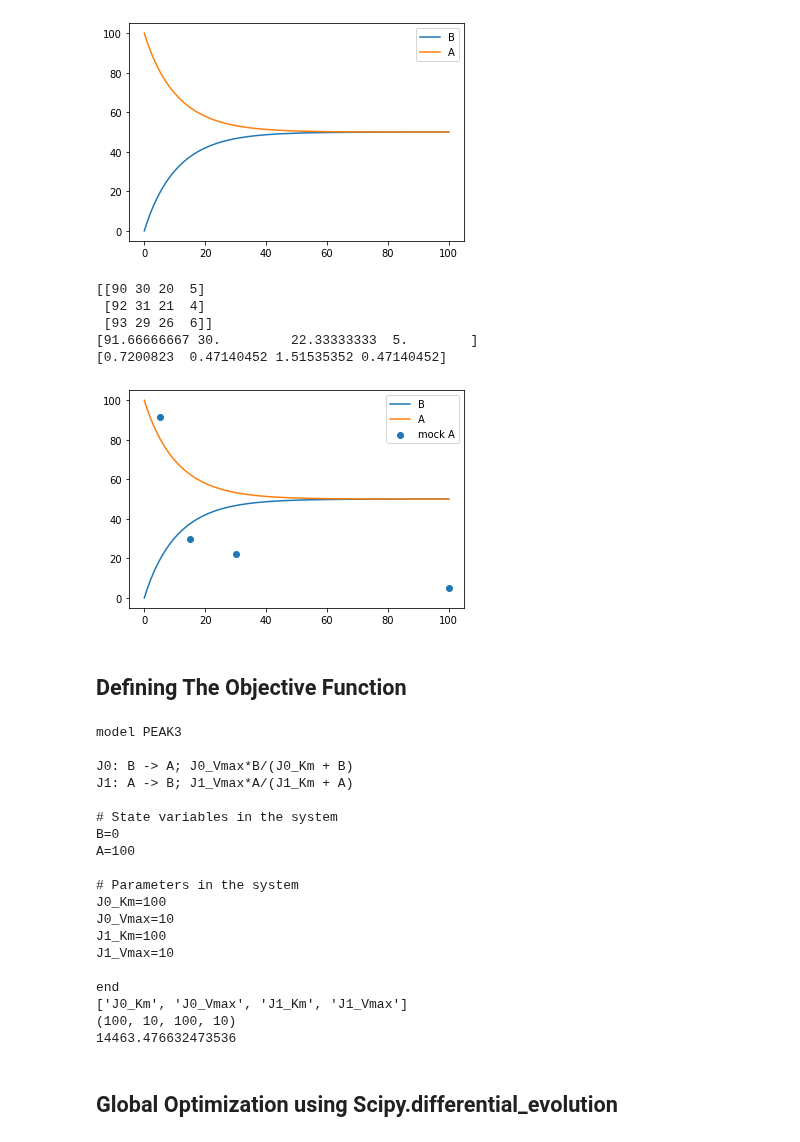
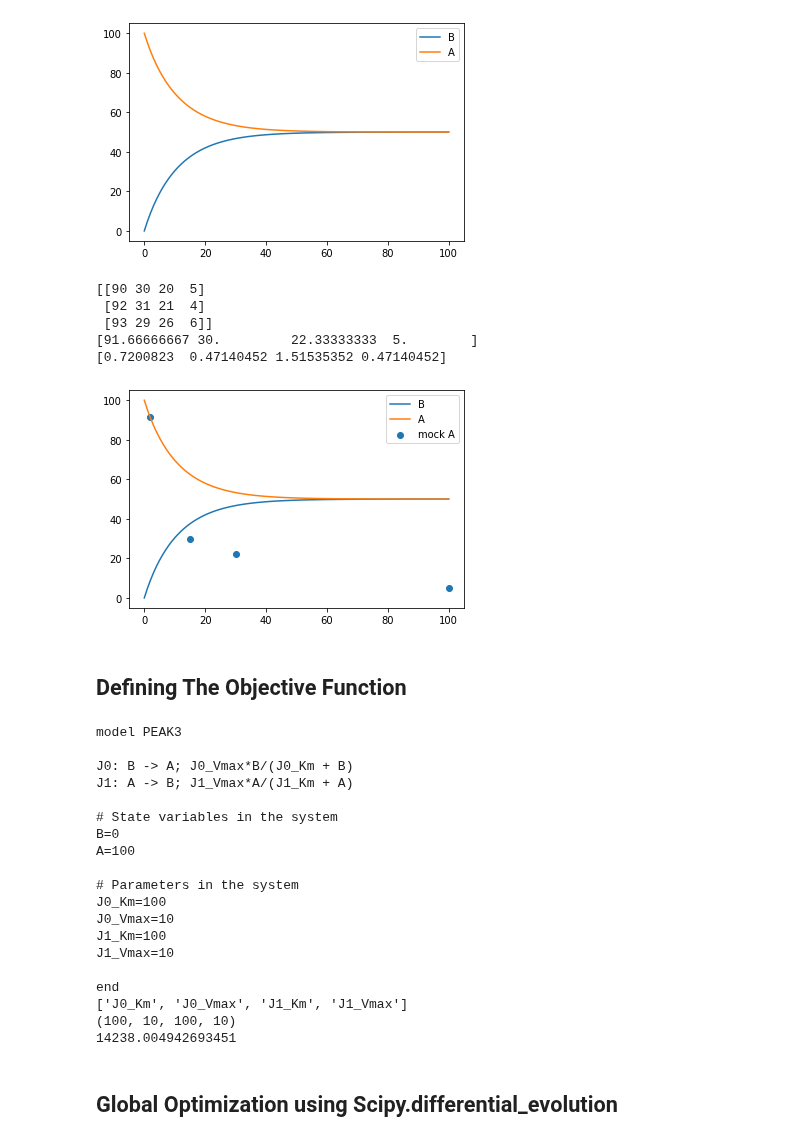
Before and after one commit to AnEvilBurrito/new-peak-project, a Jupyter notebook: src/parameter_estimation.ipynb, the cells around one changed output. Saved outputs shown, nothing was run; the diff lists cells and outputs as text; code cells hidden in the pictures.

```diff
--- a/src/parameter_estimation.ipynb
+++ b/src/parameter_estimation.ipynb
@@ -92,34 +94,34 @@ end
 # %%
 # toy data
 
 import numpy as np
 
 mock_A = [90, 30, 20, 5, 92, 31, 21, 4, 93, 29, 26, 6]
 mock_A = np.array(mock_A).reshape(3,4)
 mock_A_ave= np.average(mock_A, axis=0)
 mock_A_std = np.std(mock_A, axis=0) / np.sqrt(mock_A.shape[0])
 
 
 print(mock_A)
 print(mock_A_ave)
 print(mock_A_std)
-mock_time = [5, 15, 30, 100]
+mock_time = [2, 15, 30, 100]
 
 states = model.get_state_variables().keys()
 for s in states:
     # print(s)
     plt.plot(res['time'], res[f'[{s}]'], label=s)
 
 plt.scatter(mock_time, mock_A_ave, label='mock A')
 plt.legend()
 plt.show()
 # %% [output]
 [[90 30 20  5]
  [92 31 21  4]
  [93 29 26  6]]
 [91.66666667 30.         22.33333333  5.        ]
 [0.7200823  0.47140452 1.51535352 0.47140452]
-[figure, old version]
+[figure, new version]
 # %% [markdown]
 ## Defining The Objective Function
 # %%
@@ -250,7 +253,7 @@ mock_A = [90, 30, 20, 5, 92, 31, 21, 4, 93, 29, 26, 6]
 mock_A = np.array(mock_A).reshape(3,4)
 mock_A_ave= np.average(mock_A, axis=0)
 mock_A_std = np.std(mock_A, axis=0) / np.sqrt(mock_A.shape[0])
-mock_time = [5, 15, 30, 100]
+mock_time = [2, 15, 30, 100]
 
 exp_data = ExperimentalData()
 exp_data.add_data(mock_time, mock_A_ave, mock_A_std, 'A')
@@ -287,7 +290,7 @@ J1_Vmax=10
 end
 ['J0_Km', 'J0_Vmax', 'J1_Km', 'J1_Vmax']
 (100, 10, 100, 10)
-14463.476632473536
+14238.004942693451
 # %% [markdown]
 ## Global Optimization using Scipy.differential_evolution
 # %%
```
Also changed, not shown: parts of 7 cells of this notebook.
